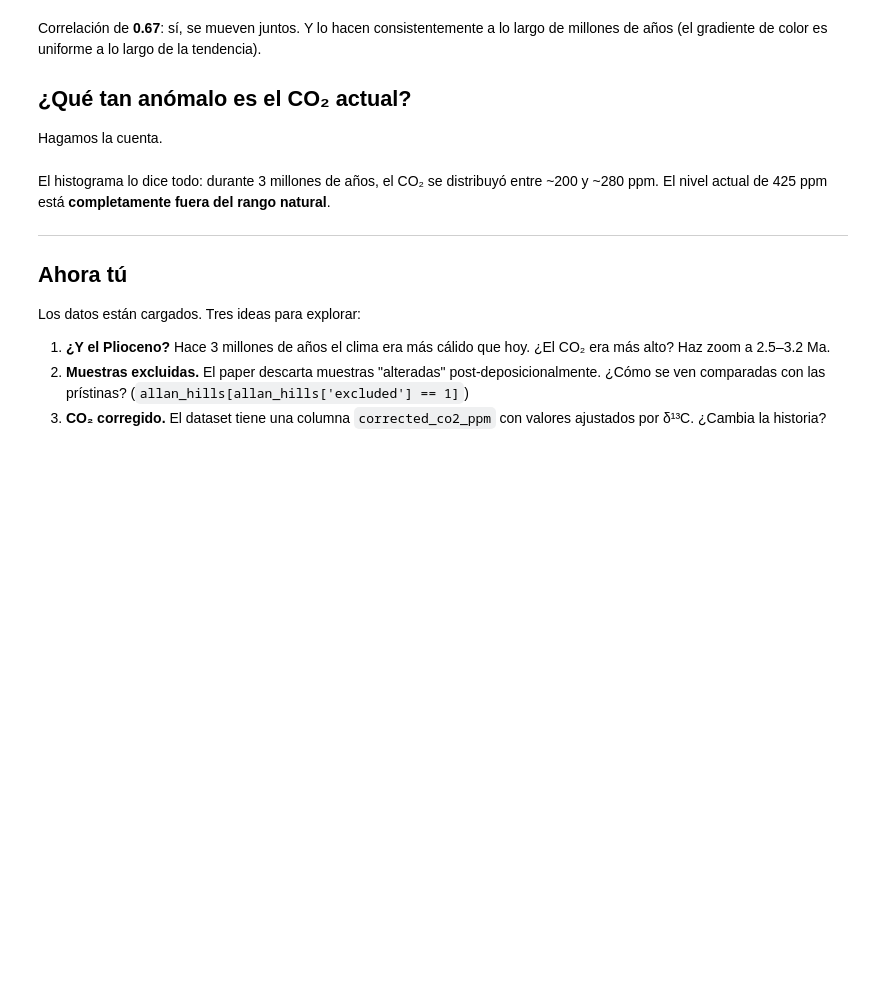
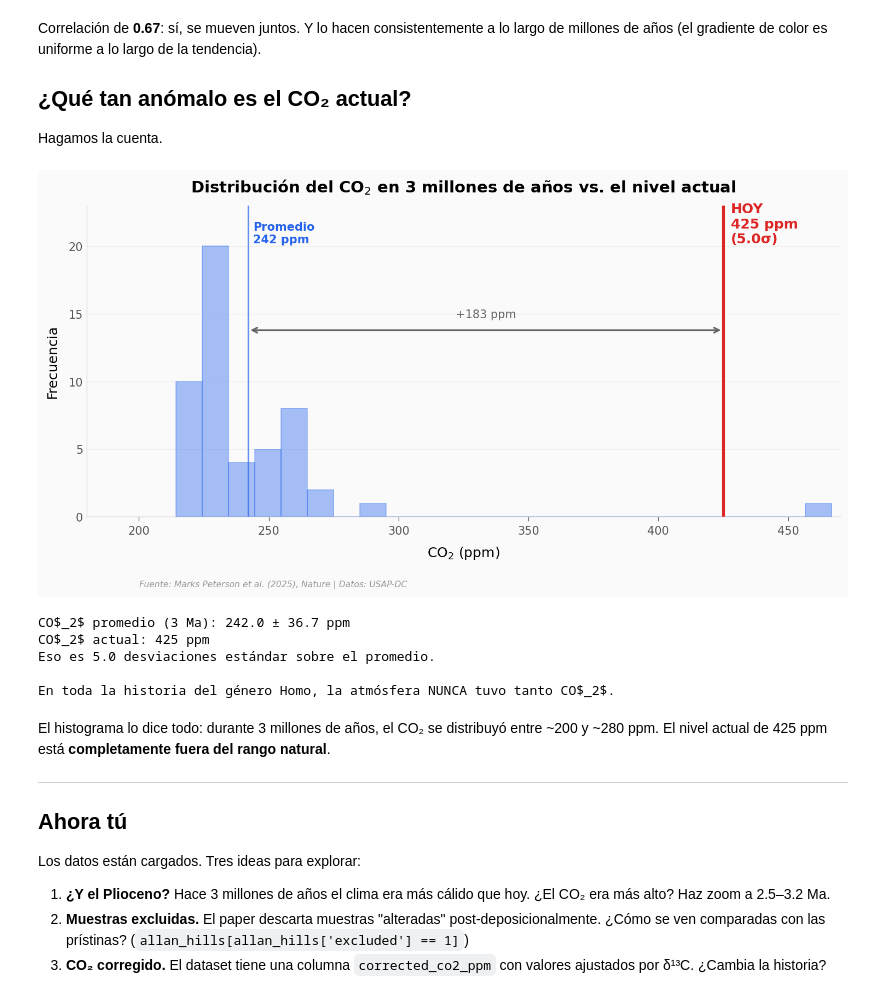
Before and after one commit to Ciencia-a-Mordiscos/lab, a Jupyter notebook: papers/2026-03-23-co2-estable-3-millones-anos/notebook.ipynb, the cells around one changed output. Drawn from its saved outputs; the diff is of its cells as text; code cells hidden in the pictures; blank space fills up the shorter version.

```diff
--- a/papers/2026-03-23-co2-estable-3-millones-anos/notebook.ipynb
+++ b/papers/2026-03-23-co2-estable-3-millones-anos/notebook.ipynb
@@ -264,7 +291,7 @@ Hagamos la cuenta.
 co2_data = pristine['co2_mean_ppm'].dropna()
 media = co2_data.mean()
 std = co2_data.std()
-co2_actual = 425
+co2_actual = CO2_ACTUAL
 desv = (co2_actual - media) / std
 
 fig, ax = plt.subplots(figsize=(10, 5))
@@ -280,33 +307,41 @@ ax.axvline(x=media, color='#2563EB', linewidth=1.5, linestyle='-', alpha=0.7, zo
 ax.text(media + 2, y_max * 0.88, f'Promedio\n{media:.0f} ppm',
         fontsize=10, color='#2563EB', fontweight='bold')
 
 # Línea de CO$_2$ actual
 ax.axvline(x=co2_actual, color='#DC2626', linewidth=2.5, linestyle='-', zorder=4)
 ax.text(co2_actual + 3, y_max * 0.88,
         f'HOY\n{co2_actual} ppm\n({desv:.1f}σ)',
         fontsize=12, color='#DC2626', fontweight='bold')
 
 # Flecha entre promedio y actual
 ax.annotate('', xy=(co2_actual, y_max * 0.6),
             xytext=(media, y_max * 0.6),
             arrowprops=dict(arrowstyle='<->', color='#666666', lw=1.5))
 ax.text((media + co2_actual) / 2, y_max * 0.64,
         f'+{co2_actual - media:.0f} ppm', ha='center', fontsize=10, color='#666666')
 
 ax.set_xlabel('CO$_2$ (ppm)', fontsize=12)
 ax.set_ylabel('Frecuencia', fontsize=12)
 ax.set_title('Distribución del CO$_2$ en 3 millones de años vs. el nivel actual',
              fontsize=14, fontweight='bold', pad=12)
 ax.set_xlim(180, 470)
 
 plt.tight_layout()
+fig.text(0.13, -0.03, FUENTE, fontsize=7.5, color='#999999', style='italic')
 plt.savefig('figuras/anomalia_co2.png', dpi=200, bbox_inches='tight')
 plt.show()
 
 print(f'CO$_2$ promedio (3 Ma): {media:.1f} ± {std:.1f} ppm')
 print(f'CO$_2$ actual: {co2_actual} ppm')
 print(f'Eso es {desv:.1f} desviaciones estándar sobre el promedio.')
 print(f'\nEn toda la historia del género Homo, la atmósfera NUNCA tuvo tanto CO$_2$.')
+# %% [output]
+[figure, added]
+CO$_2$ promedio (3 Ma): 242.0 ± 36.7 ppm
+CO$_2$ actual: 425 ppm
+Eso es 5.0 desviaciones estándar sobre el promedio.
+
+En toda la historia del género Homo, la atmósfera NUNCA tuvo tanto CO$_2$.
 # %% [markdown]
 El histograma lo dice todo: durante 3 millones de años, el CO₂ se distribuyó entre ~200 y ~280 ppm. El nivel actual de 425 ppm está **completamente fuera del rango natural**.
 
```
Also changed, not shown: parts of 6 cells of this notebook, 6 other files.
